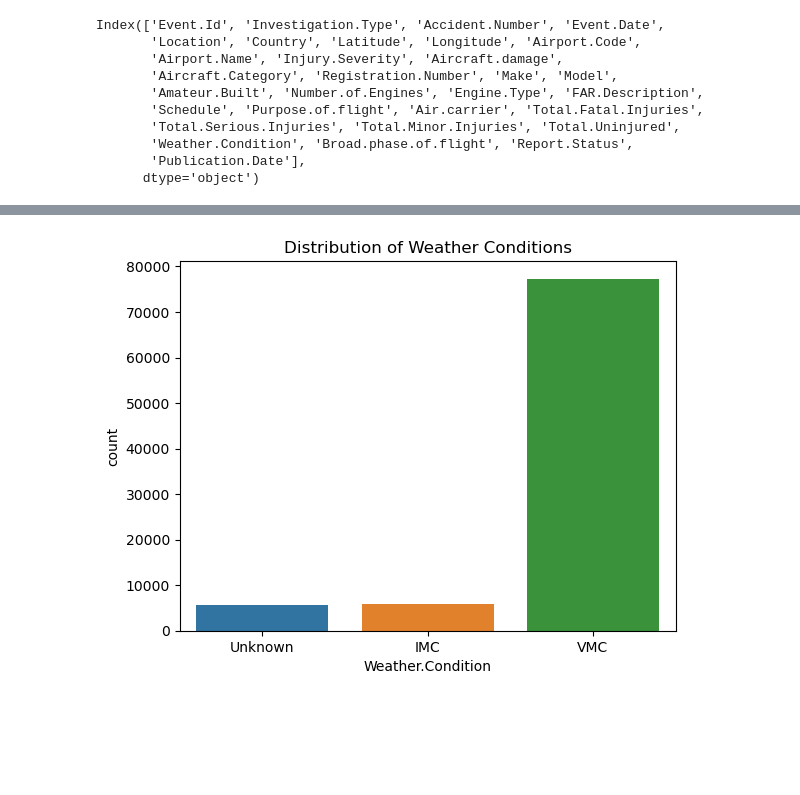
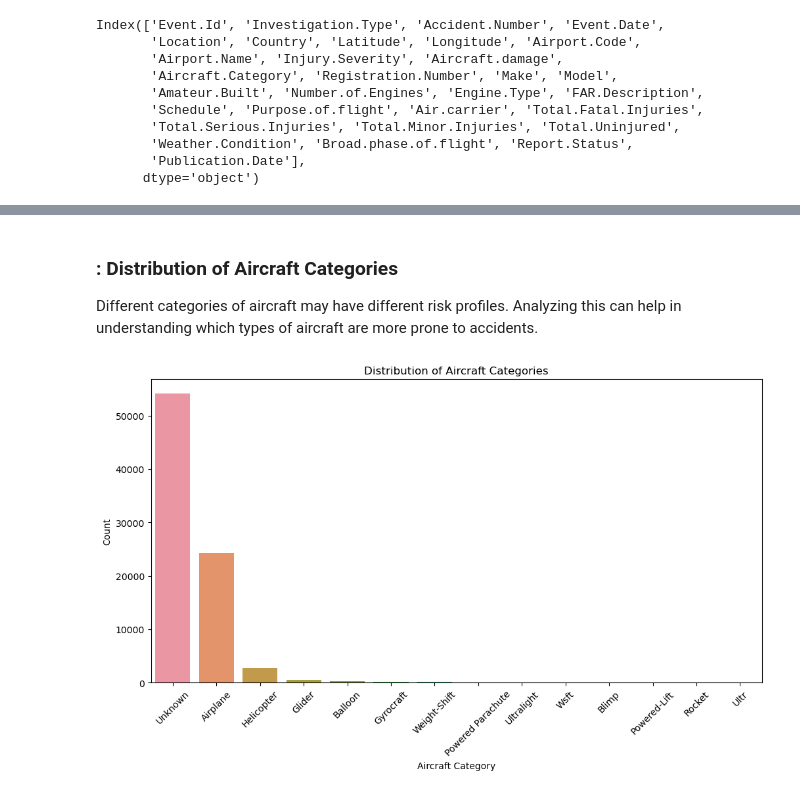
Before and after one commit to BrianGithinji-BMG/First-Project, a Jupyter notebook: project.ipynb, the cells around one changed output, grey strips where cells are left out. Saved outputs shown, nothing was run; the diff lists cells and outputs as text; code cells hidden in the pictures; blank space fills up the shorter version.

```diff
--- a/project.ipynb
+++ b/project.ipynb
@@ -482,7 +504,15 @@ plt.show()
-# %%
-# Distribution of weather conditions
-sns.countplot(data=df, x='Weather.Condition')
-plt.title('Distribution of Weather Conditions')
-plt.show()
-# %% [output]
-[figure, removed]
+# %% [markdown]
+### : Distribution of Aircraft Categories
+Different categories of aircraft may have different risk profiles. Analyzing this can help in understanding which types of aircraft are more prone to accidents.
+# %%
+# Plot distribution of aircraft categories
+fig, ax = plt.subplots(figsize=(12, 6))
+order = df_USA['Aircraft.Category'].value_counts().index
+sns.countplot(data=df_USA, x='Aircraft.Category', order=order, ax=ax)
+ax.set_title('Distribution of Aircraft Categories')
+ax.set_xlabel('Aircraft Category')
+ax.set_ylabel('Count')
+plt.xticks(rotation=45)
+plt.show()
+# %% [output]
+[figure, added]
```
Also changed, not shown: parts of 112 cells of this notebook.
